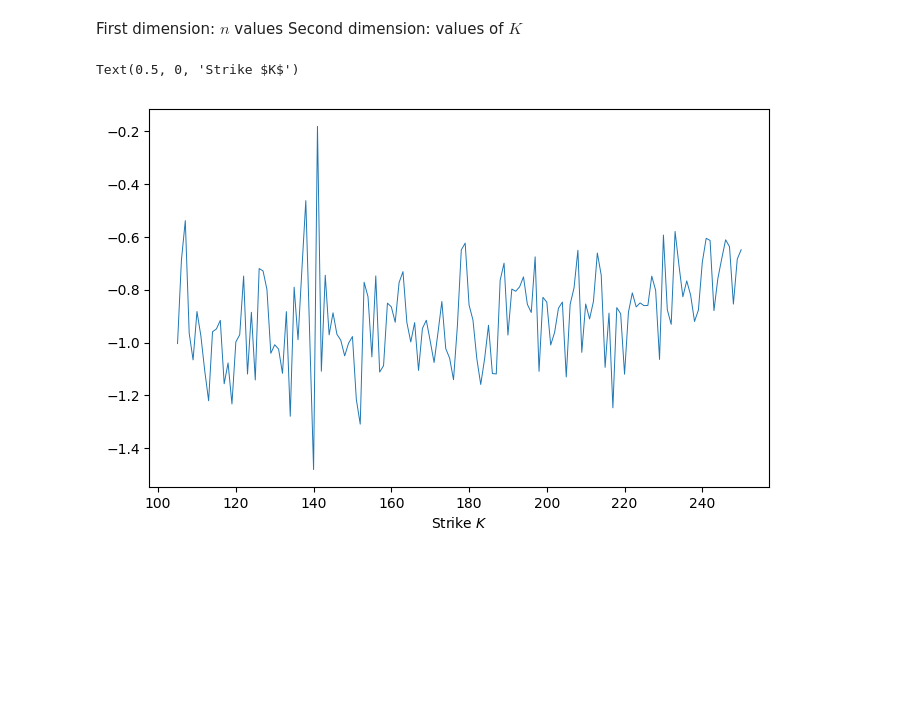
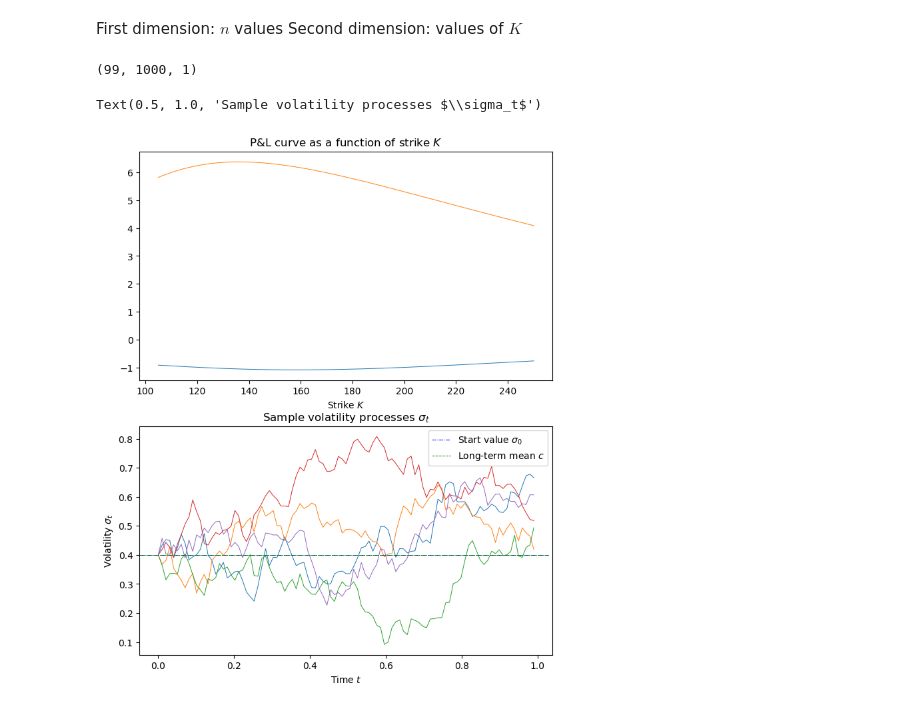
Before and after one commit to ManifoldFR/map552, a Jupyter notebook: cps6-blackscholeshedge/cps6_jallet.ipynb, the cells around one changed output. Cells and saved outputs as stored; diff of their text form; code cells hidden in the pictures; blank space fills up the shorter version.

```diff
--- a/cps6-blackscholeshedge/cps6_jallet.ipynb
+++ b/cps6-blackscholeshedge/cps6_jallet.ipynb
@@ -126,6 +126,9 @@ $$
     P\&L(\Sigma) = \frac12\int_0^T e^{r(T-u)} (\Sigma^2 - \sigma_u^2)S_u^2\Gamma^{BS}(u, S_u, \Sigma) \, du
 $$
 # %%
+def dplus(s,k,v):
+    return np.log(s/k)/np.sqrt(v) + np.sqrt(v)/2
+
 def BS_gamma(t, S0, sigm, K, r, tmax):
     """
     Greek gamma; second derivative of the Black-Scholes call price.
@@ -140,7 +143,7 @@ def BS_gamma(t, S0, sigm, K, r, tmax):
     """
     Kr = K*np.exp(-r*tmax) # discounted strike
     s2T = sigm**2*tmax
-    dp = np.log(S0/Kr)/np.sqrt(s2T) + 0.5*np.sqrt(s2T)
+    dp = dplus(S0, Kr, s2T)
     return sctats.norm.pdf(dp)/(S0*sigm*np.sqrt(tmax - t))
 # %%
 def prof_and_loss(sigm, r, K, S0, sig0, c, lbda, gamma, tmax, n, N):
@@ -152,6 +155,9 @@ def prof_and_loss(sigm, r, K, S0, sig0, c, lbda, gamma, tmax, n, N):
         r: interest rate
         K: option strike array
         S0: spot price
+    Returns:
+        simulated volatility
+        integral
     """
     dt = tmax/n
     # Compute volatility trajectories
@@ -161,13 +167,15 @@ def prof_and_loss(sigm, r, K, S0, sig0, c, lbda, gamma, tmax, n, N):
     # Shape (n-1) * N
     asset_traj = asset_traj.T[:-1]
     sigma_traj = sigma_traj.T[:-1]
+    asset_traj = asset_traj[:,:,None]
+    sigma_traj = sigma_traj[:,:,None]
     times = np.linspace(0, tmax, n)[:-1]
     # Shape (n-1) * N
-    greek_gamma = BS_gamma(times[:,None], asset_traj, sigm, K, r, tmax)
+    greek_gamma = BS_gamma(times[:,None,None], asset_traj, sigm, K[None,None,:], r, tmax)
     # Make the integrand, shape N * n
-    integrand = np.exp(r*(tmax - times[:,None]))*(sigm**2 - sigma_traj**2)*(asset_traj**2)*greek_gamma
+    integrand = np.exp(r*(tmax - times[:,None,None]))*(sigm**2 - sigma_traj**2)*(asset_traj**2)*greek_gamma
     integral_ =  np.sum(integrand*dt, axis=0)
-    return 0.5*integral_
+    return sigma_traj, 0.5*integral_.T
 # %%
 S0 = 100
 tmax = 1
@@ -200,12 +208,13 @@ print(len(K_range))
 146
 # %%
 samples_matrix = np.empty((6, len(K_range), N))
+sample_vols = []
 for i,n in enumerate(n_range):
     print('n = %d' % n)
     # print('Strike\t\tMean\t\tVariance')
-    for j, strike in enumerate(K_range):
-        pnl_sample = prof_and_loss(sigm, r, strike, S0, sig0, c, lbda, gamma, tmax, n, N)
-        samples_matrix[i, j, :] = pnl_sample
+    vol, pnl_sample = prof_and_loss(sigm, r, K_range, S0, sig0, c, lbda, gamma, tmax, n, N)
+    samples_matrix[i, :, :] = pnl_sample
+    sample_vols.append(vol)
 # %% [output]
 n = 50
 n = 60
@@ -220,6 +225,6 @@ samples_matrix.shape
 # %%
 means_matrix = samples_matrix.mean(axis=2)
-varia_matrix = samples_matrix.var(axis=2)
+varia_matrix = samples_matrix.std(axis=2)
 # %%
 means_matrix.shape
 # %% [output]
@@ -227,11 +232,25 @@ means_matrix.shape
 # %% [markdown]
 First dimension: $n$ values
 Second dimension: values of $K$
-# %%
-plt.figure(figsize=(8,5), dpi=100)
-plt.plot(K_range, means_matrix[-1,:], linewidth=.7)
-# plt.plot(K_range, np.sqrt(varia_matrix)[-1,:], linewidth=.7)
-plt.xlabel('Strike $K$')
-# %% [output]
-Text(0.5, 0, 'Strike $K$')
-[figure, removed]
+# %%
+sample_vols[-1].shape
+# %% [output]
+(99, 1000, 1)
+# %%
+fig, (ax0,ax1) = plt.subplots(2,1, figsize=(8,10), dpi=100)
+ax0.plot(K_range, means_matrix[-1,:], linewidth=.7)
+ax0.plot(K_range, varia_matrix[-1,:], linewidth=.7)
+ax0.set_xlabel('Strike $K$')
+ax0.set_title('P&L curve as a function of strike $K$')
+times = np.linspace(0, tmax, n)[:-1]
+for i in range(5):
+    ax1.plot(times, sample_vols[-1][:,i,0], linewidth=.7)
+ax1.set_xlabel('Time $t$')
+ax1.set_ylabel('Volatility $\sigma_t$')
+ax1.axhline(sig0, times.min(), times.max(), c='blue', linewidth=.7, linestyle='-.', label="Start value $\sigma_0$")
+ax1.axhline(c, times.min(), times.max(), c='green', linewidth=.7, linestyle='--', label="Long-term mean $c$")
+ax1.legend()
+ax1.set_title('Sample volatility processes $\sigma_t$')
+# %% [output]
+Text(0.5, 1.0, 'Sample volatility processes $\\sigma_t$')
+[figure, added]
```
Also changed, not shown: parts of 1 cell of this notebook.
